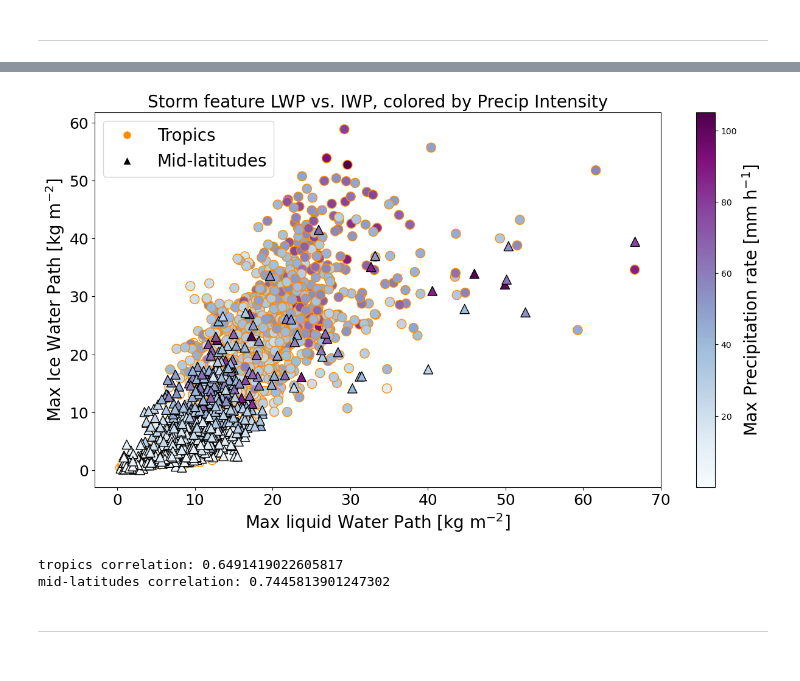
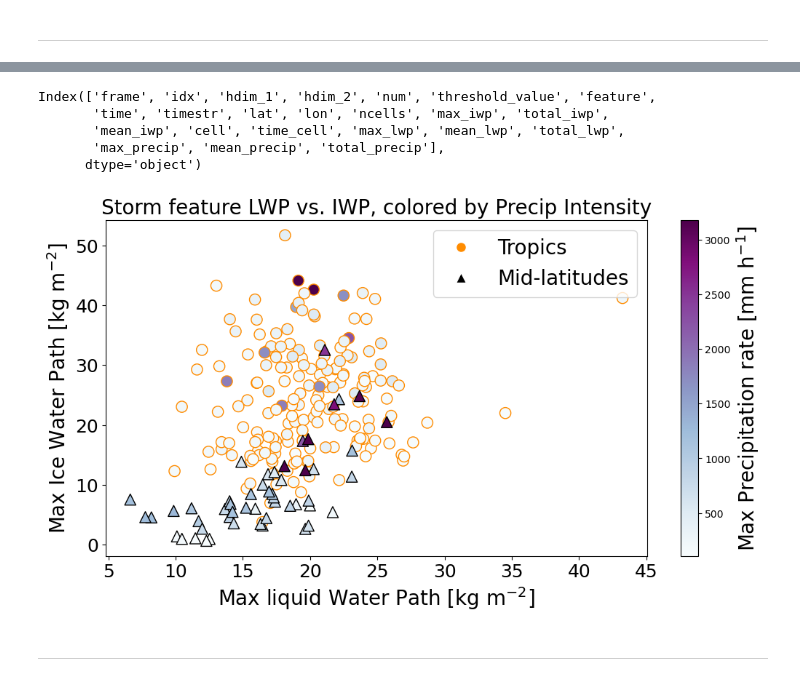
Before and after one commit to erogluorhan/storm-tracking-cookbook, a Jupyter notebook: notebooks/04-output-visualization.ipynb, the cells around one changed output, grey strips where cells are left out. Drawn from its saved outputs; the diff is of its cells as text; code cells hidden in the pictures.

Commit message:
made tracking work for a whole day of data and revised visualization notebook

```diff
--- a/notebooks/04-output-visualization.ipynb
+++ b/notebooks/04-output-visualization.ipynb
@@ -11,0 +18,9 @@ import matplotlib.pyplot as plt
+# %%
+mask_file_name = 'MPAS_tobac_storm_mask_iwp.nc'
+mpas_regridded_file_name = 'MPAS_regridded_2020_07_01.nc'
+
+# get the mask
+mask = xr.open_dataset(mask_file_name).segmentation_mask
+
+# the dataset that contains the three regridded variables
+mpas_regridded = xr.open_dataset(mpas_regridded_file_name)
@@ -19,0 +85,6 @@ np.float64(8.696800231933594)
+# %%
+# get all tracked storm objects
+track_file_name = 'MPAS_tobac_storm_tracks_iwp.nc'
+# convert back to a pandas dataframe
+tracks = xr.open_dataset(track_file_name).to_dataframe()
+tracks.head()
@@ -20,14 +99,32 @@ np.float64(8.696800231933594)
+# %%
+# calculate statistics based on additional variables in regridded dataset
+tracks= tobac.utils.bulk_statistics.get_statistics_from_mask(
+    tracks, mask, mpas_regridded.liquid_water_path / 1000, statistic={"max_lwp": np.nanmax, "mean_lwp": np.nanmean, "total_lwp": np.nansum}, default=np.nan)
+
+tracks = tobac.utils.bulk_statistics.get_statistics_from_mask(
+    tracks, mask, mpas_regridded.rainnc , statistic={"max_precip": np.nanmax, "mean_precip": np.nanmean, "total_precip": np.nansum}, default=np.nan)
+
+# save features (optional, but practically if that takes some time)
+tracks.to_xarray().to_netcdf('MPAS_feature_statistics.nc')
+# %%
+# the bulk statistics are simply added to the dataframe:
+print(tracks.columns)
+# %% [output]
+Index(['frame', 'idx', 'hdim_1', 'hdim_2', 'num', 'threshold_value', 'feature',
+       'time', 'timestr', 'lat', 'lon', 'ncells', 'max_iwp', 'total_iwp',
+       'mean_iwp', 'cell', 'time_cell', 'max_lwp', 'mean_lwp', 'total_lwp',
+       'max_precip', 'mean_precip', 'total_precip'],
+      dtype='object')
 # %%
 from matplotlib.colors import LogNorm
 from matplotlib.lines import Line2D
 
 # variables
-lwp = data["max_lwp"].values
-iwp = data["max_iwp"].values
-precip = data["max_precip"].values
-lat  = data.lat.values
-lon = data.lon.values
-cmap = 'BuPu'
+lwp = tracks["max_lwp"].values
+iwp = tracks["max_iwp"].values
+precip = tracks["max_precip"].values
+lat  = tracks.lat.values
+lon = tracks.lon.values
 
 # subset by climate regime
 tropics_mask = (lat >= -30) & (lat <= 30)
@@ -39,61 +136,37 @@ precip_trop = precip[tropics_mask]
 
 lwp_mid = lwp[midlat_mask]
 iwp_mid = iwp[midlat_mask]
 precip_mid = precip[midlat_mask]
 
-# Plot
+# Plot settings
 size = 120
 fs = 20
-plt.figure(figsize=(15, 8))
+cmap = 'BuPu'
+
+plt.figure(figsize=(12, 6))
 
 sc1 = plt.scatter(iwp_trop, lwp_trop, c = precip_trop, cmap = cmap , s=size, marker='o', edgecolors='darkorange',  label='Tropics') #norm=LogNorm())
 sc2 = plt.scatter(iwp_mid, lwp_mid, c = precip_mid, cmap = cmap, s=size,  marker='^', edgecolors='k',  label='Mid-latitudes') #, norm=LogNorm())
-
-
 cbar = plt.colorbar(sc1)
 cbar.set_label("Max Precipitation rate [mm h$^{-1}$]", size = fs)
 
 
 legend_elements = [
     Line2D([0], [0], marker='o', color='w', label='Tropics',
            markerfacecolor='darkorange', markersize=10),
     Line2D([0], [0], marker='^', color='w', label='Mid-latitudes',
            markerfacecolor='k', markersize=10)
 ]
 plt.legend(handles=legend_elements, fontsize=fs)
 
 
 plt.xlabel("Max liquid Water Path [kg m$^{-2}$]", fontsize = fs )
 plt.ylabel("Max Ice Water Path [kg m$^{-2}$]",  fontsize = fs)
 plt.title("Storm feature LWP vs. IWP, colored by Precip Intensity", fontsize= fs)
 plt.tick_params(axis='both', which='major', labelsize=fs - 2)
 
-plt.savefig('/glade/u/home/kukulies/hackathon/iwp_lwp_precip_relationship_max.png')
 plt.show()
 # %% [output]
-[figure, old version]
+[figure, new version]
-# %%
-x = lwp_trop
-y = iwp_trop
-
-mask = ~np.isnan(x) & ~np.isnan(y)
-x_clean = x[mask]
-y_clean = y[mask]
-
-correlation = np.corrcoef(x_clean, y_clean)[0, 1]
-print('tropics correlation:', correlation)
-
-x = lwp_mid
-y = iwp_mid
-
-mask = ~np.isnan(x) & ~np.isnan(y)
-x_clean = x[mask]
-y_clean = y[mask]
-
-correlation = np.corrcoef(x_clean, y_clean)[0, 1]
-print('mid-latitudes correlation:', correlation)
-# %% [output]
-tropics correlation: 0.6491419022605817
-mid-latitudes correlation: 0.7445813901247302
 # %% [markdown]
 ---
```
Also changed, not shown: parts of 14 cells of this notebook, 2 other files.
